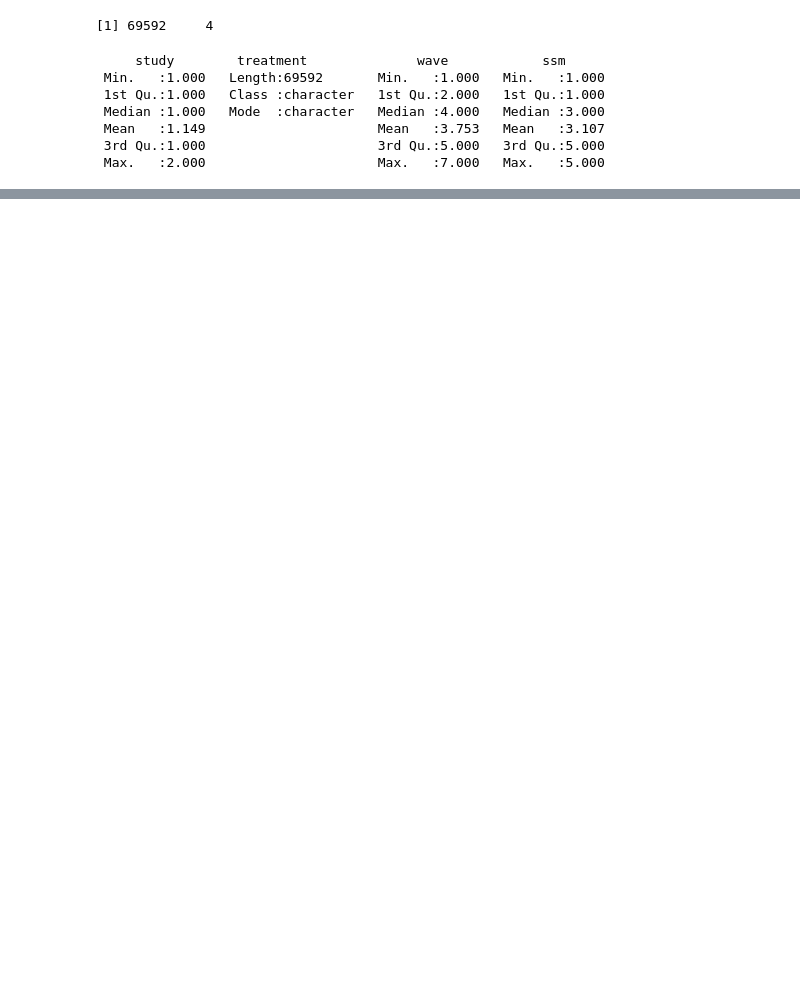
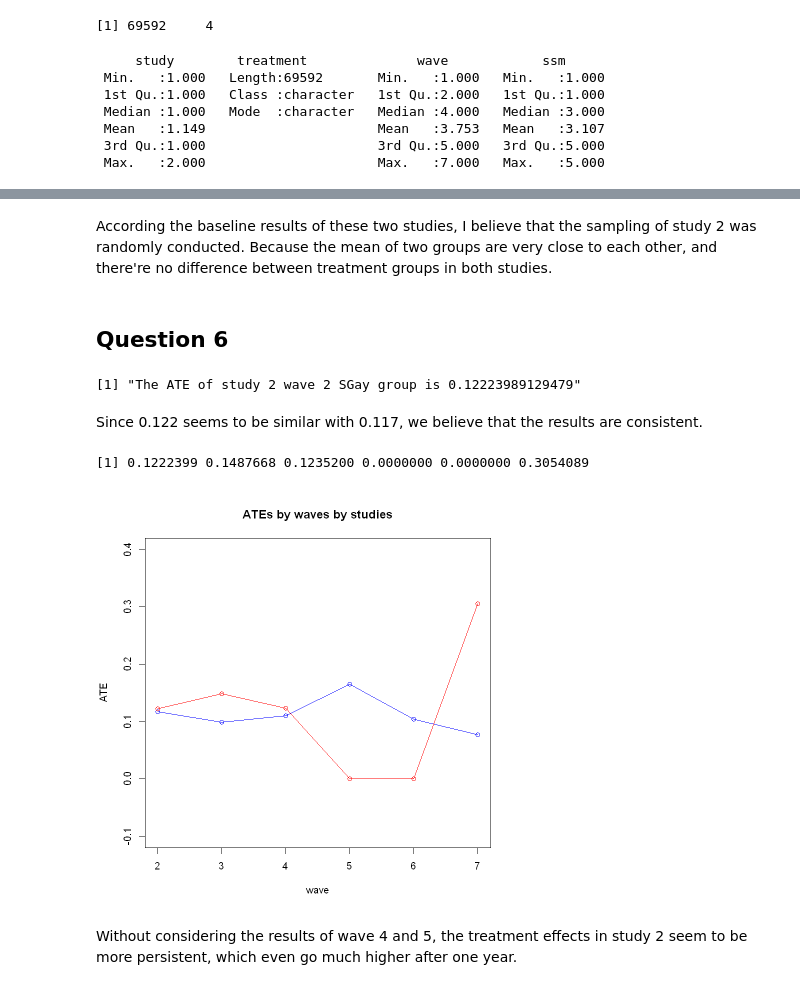
Before and after one commit to MoonEater0912/EQ-5D-5L-Mapping-Algorithm-Develop, a Jupyter notebook: My_code/Causality_gay.ipynb, the cells around one changed output, grey strips where cells are left out. Cells and saved outputs as stored; diff of their text form; code cells hidden in the pictures; blank space fills up the shorter version.

```diff
--- a/My_code/Causality_gay.ipynb
+++ b/My_code/Causality_gay.ipynb
@@ -13,0 +182,5 @@ summary(dt)
+# %%
+study2 <- dt[dt$study == 2,]
+
+t.test(study2[study2$wave == 1 & study2$treatment_recoded == "SGay", ]$ssm,
+    study2[study2$wave == 1 & study2$treatment_recoded == "NC", ]$ssm)
@@ -13,0 +198,40 @@ summary(dt)
+# %% [markdown]
+According the baseline results of these two studies, I believe that the sampling of study 2 was randomly conducted. Because the mean of two groups are very close to each other, and there're no difference between treatment groups in both studies.
+# %% [markdown]
+## Question 6
+# %%
+study2wave1 <- study2[study2$wave == 1, ]
+study2wave2 <- study2[study2$wave == 2, ]
+
+dif_nc <- mean(study2wave2[study2wave2$treatment_recoded == "NC", ]$ssm) - mean(study2wave1[study2wave1$treatment_recoded == "NC", ]$ssm)
+dif_sgay <- mean(study2wave2[study2wave2$treatment_recoded == "SGay", ]$ssm) - mean(study2wave1[study2wave1$treatment_recoded == "SGay", ]$ssm)
+
+ate <- dif_sgay - dif_nc
+print(paste("The ATE of study 2 wave 2 SGay group is", ate))
+# %% [output]
+[1] "The ATE of study 2 wave 2 SGay group is 0.12223989129479"
+# %% [markdown]
+Since 0.122 seems to be similar with 0.117, we believe that the results are consistent.
+# %%
+x = c()
+
+for (i in c(2, 3, 4, 7)){
+    study2wavei <- study2[study2$wave == i, ]
+    dif_nc <- mean(study2wavei[study2wavei$treatment_recoded == "NC", ]$ssm) - mean(study2wave1[study2wave1$treatment_recoded == "NC", ]$ssm)
+    dif_sgay <- mean(study2wavei[study2wavei$treatment_recoded == "SGay", ]$ssm) - mean(study2wave1[study2wave1$treatment_recoded == "SGay", ]$ssm)
+    x = c(x, dif_sgay - dif_nc)
+}
+
+x <- append(x, c(0, 0), after = 3) # there're no results in wave 4 and 5 in study 2
+x
+# %% [output]
+[1] 0.1222399 0.1487668 0.1235200 0.0000000 0.0000000 0.3054089
+# %%
+# plot the results together with those in study 1
+plot(2:7, SG, type = 'o', col = 'blue', xlab = "wave", ylab = "ATE",
+    main = "ATEs by waves by studies", ylim = c(-0.1, 0.4))
+lines(2:7, x, type = 'o', col = 'red')
+# %% [output]
+[figure, added]
+# %% [markdown]
+Without considering the results of wave 4 and 5, the treatment effects in study 2 seem to be more persistent, which even go much higher after one year.
```
Also changed, not shown: parts of 21 cells of this notebook, 2 other files.
